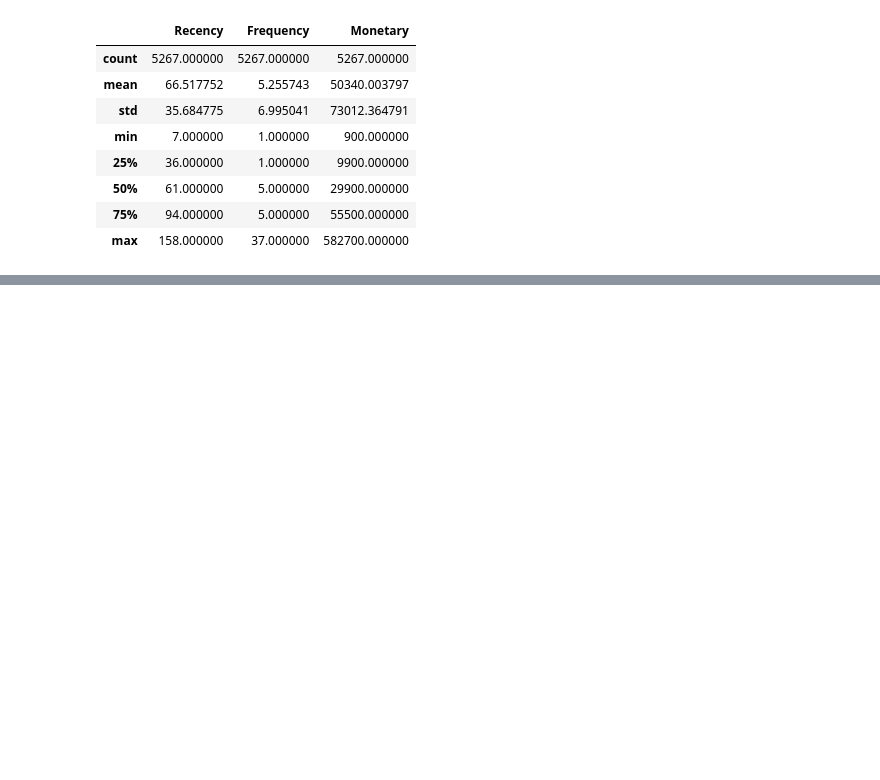
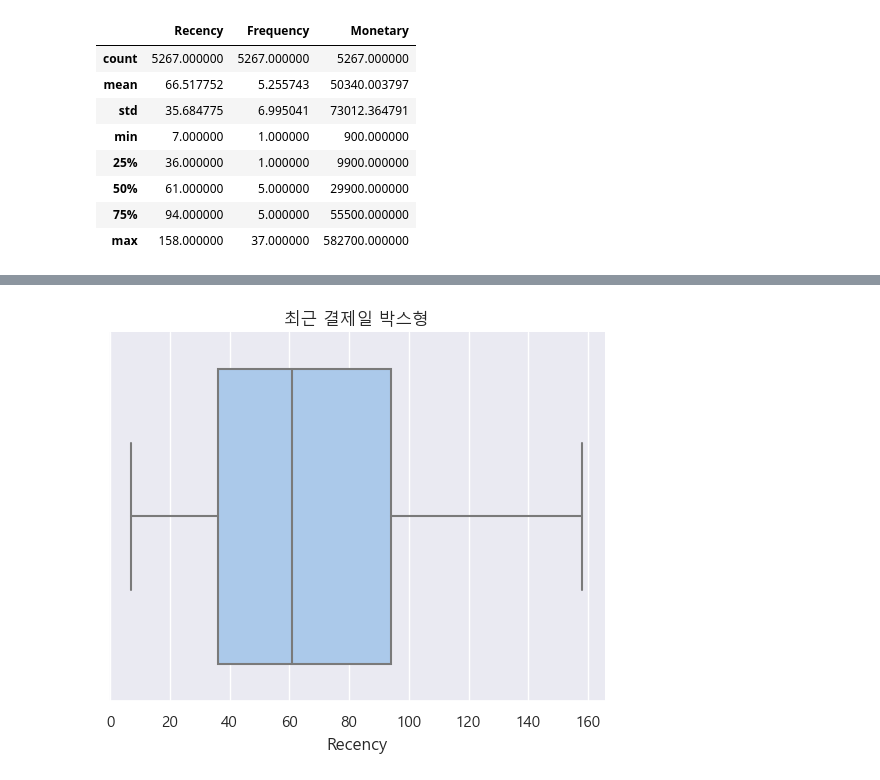
Before and after one commit to leejaesang6098/aiffel_study, a Jupyter notebook: 0823_node/RFM(빈도분석).ipynb, the cells around one changed output, grey strips where cells are left out. Cells and saved outputs as stored; diff of their text form; code cells hidden in the pictures; blank space fills up the shorter version.

```diff
--- a/0823_node/RFM(빈도분석).ipynb
+++ b/0823_node/RFM(빈도분석).ipynb
@@ -167,0 +182,6 @@ RFM_data.describe()
+# %%
+sns.boxplot(data=temp_var, x = "Recency")
+plt.title("최근 결제일 박스형")
+plt.show()
+# %% [output]
+[figure, added]
```
Also changed, not shown: parts of 9 cells of this notebook.
